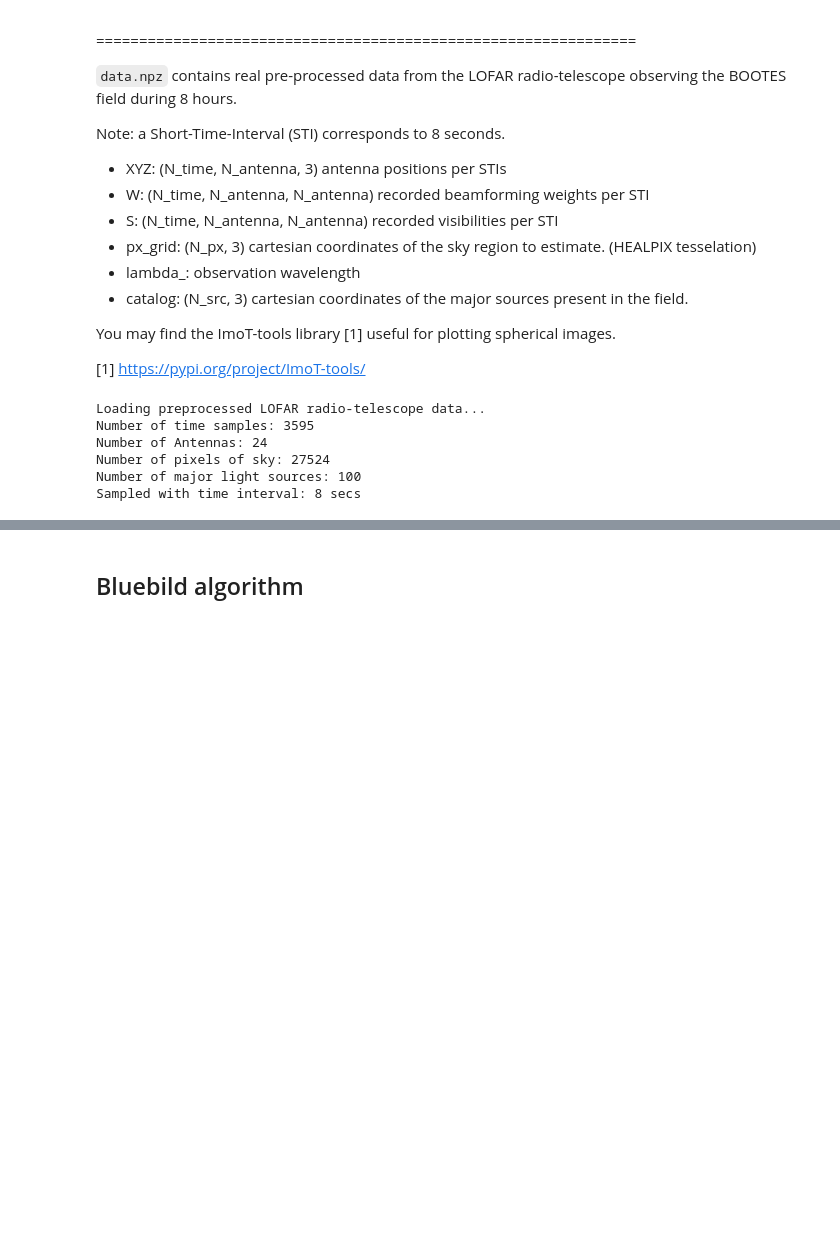
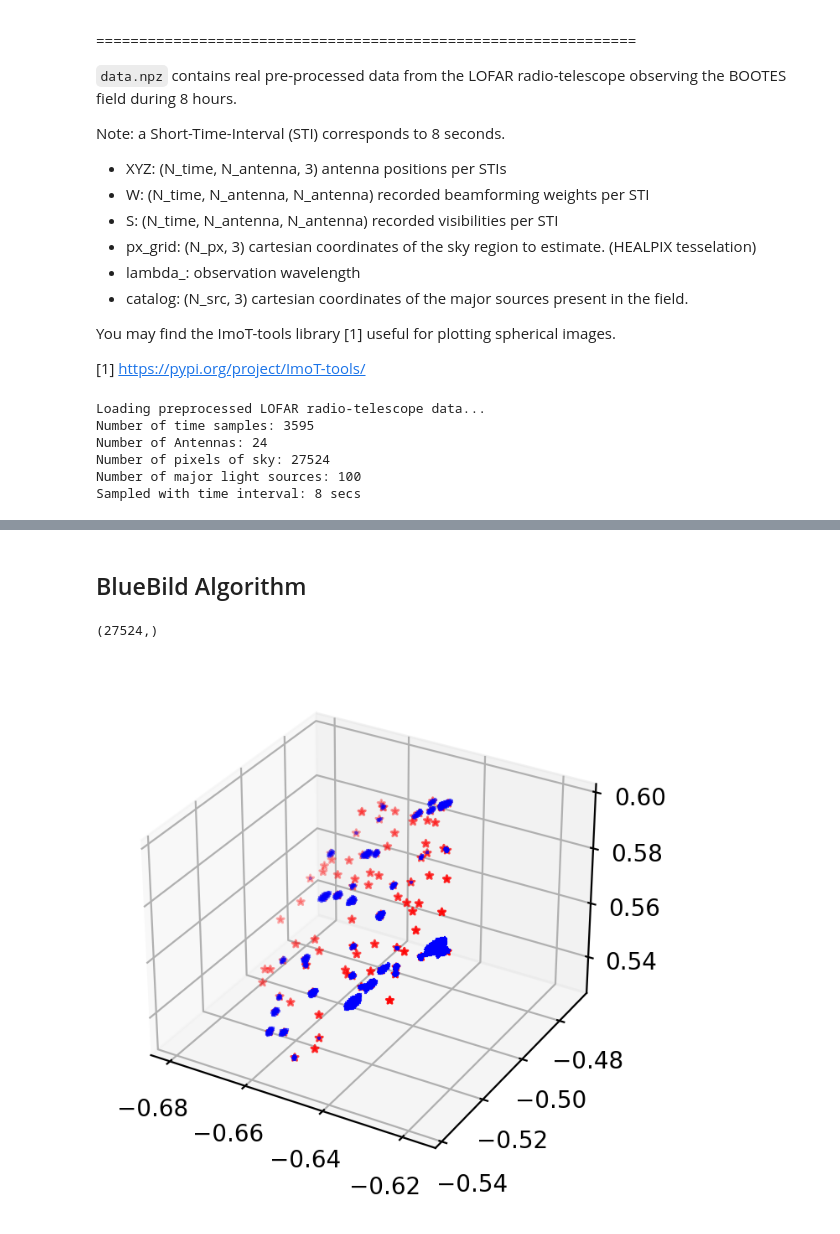
Before and after one commit to adfeel220/SSDP-Project-RadioAstronomySourceLocalization, a Jupyter notebook: RI_project.ipynb, the cells around one changed output, grey strips where cells are left out. Drawn from its saved outputs; the diff is of its cells as text; code cells hidden in the pictures; blank space fills up the shorter version.

```diff
--- a/RI_project.ipynb
+++ b/RI_project.ipynb
@@ -107,5 +67,5 @@ Changes not staged for commit:
-# %% [markdown]
-## Bluebild algorithm
+# %% [markdown]
+## BlueBild Algorithm
 # %%
 def bluebild(S, W, P, grid, wv, threshold, cal_sensitivity=False):
     '''
@@ -166,28 +126,7 @@ def bluebild(S, W, P, grid, wv, threshold, cal_sensitivity=False):
     else:
         return intensity
 
-def bluebild_long_exposure(S, W, P, grid, wv, threshold):
-    '''
-    params:
-    S: visibility matrix. shape = (n_timeframes, n_antenna, n_antenna)
-    W: beamforming weight. shape = (n_timeframes, n_antenna, n_antenna)
-    P: antenna positions. shape = (n_timeframes, n_antenna, 3)
-    grid: the grid of the sky region in the estimation area. shape = (n_px, 3)
-    wv: wavelength of the observation
-    threshold: the threshold to choose leading eigenpairs
-
-    output:
-    I: estimated intensity function of the grid
-    '''
-    aggre_intensity = np.zeros(n_px)
-    for t in tqdm(range(n_time)):
-        intensity, sensitivity = bluebild(S[t,:,:], W[t,:,:], P[t,:,:], grid, wv, threshold, cal_sensitivity=True)
-        equalized_intensity = intensity / sensitivity
-
-        aggre_intensity += equalized_intensity
-
-    return aggre_intensity
-
-def topK(x, k):
-    index = np.argpartition(x, -k)[-k:]
-    return x[index], index
+intensity0 = bluebild(data['S'][0,:,:], data['W'][0,:,:], data['XYZ'][0,:,:], data['px_grid'], data['lambda_'], 0.95)
+intensity0.shape
+# %% [output]
+(27524,)
@@ -194,3 +159,15 @@ def topK(x, k):
 # %%
-intensity_all = bluebild_long_exposure(data['S'], data['W'], data['XYZ'], data['px_grid'], data['lambda_'], 0.9)
-print(topK(intensity_all, n_src))
+intensity_all = bluebild_long_exposure(data['S'], data['W'], data['XYZ'], data['px_grid'], data['lambda_'], 0.95)
+# %%
+top_k_intensity, top_k_index = topK(intensity_all, 1000)
+
+fig = plt.figure(dpi=200)
+ax = fig.add_subplot(1,1,1, projection='3d')
+plot_pixels = ax.scatter(data['px_grid'][top_k_index,0], data['px_grid'][top_k_index,1], data['px_grid'][top_k_index,2],
+                         s=1, c='b', marker='+', zorder=0)
+plot_sources = ax.scatter(data['catalog'][:,0], data['catalog'][:,1], data['catalog'][:,2],
+                         s=10, c='r', marker='*', zorder=1)
+plt.show()
+# Red star signs are the true stars, blue points are the top 1000 light pixels
+# %% [output]
+[figure, added]
```
Also changed, not shown: parts of 9 cells of this notebook.
